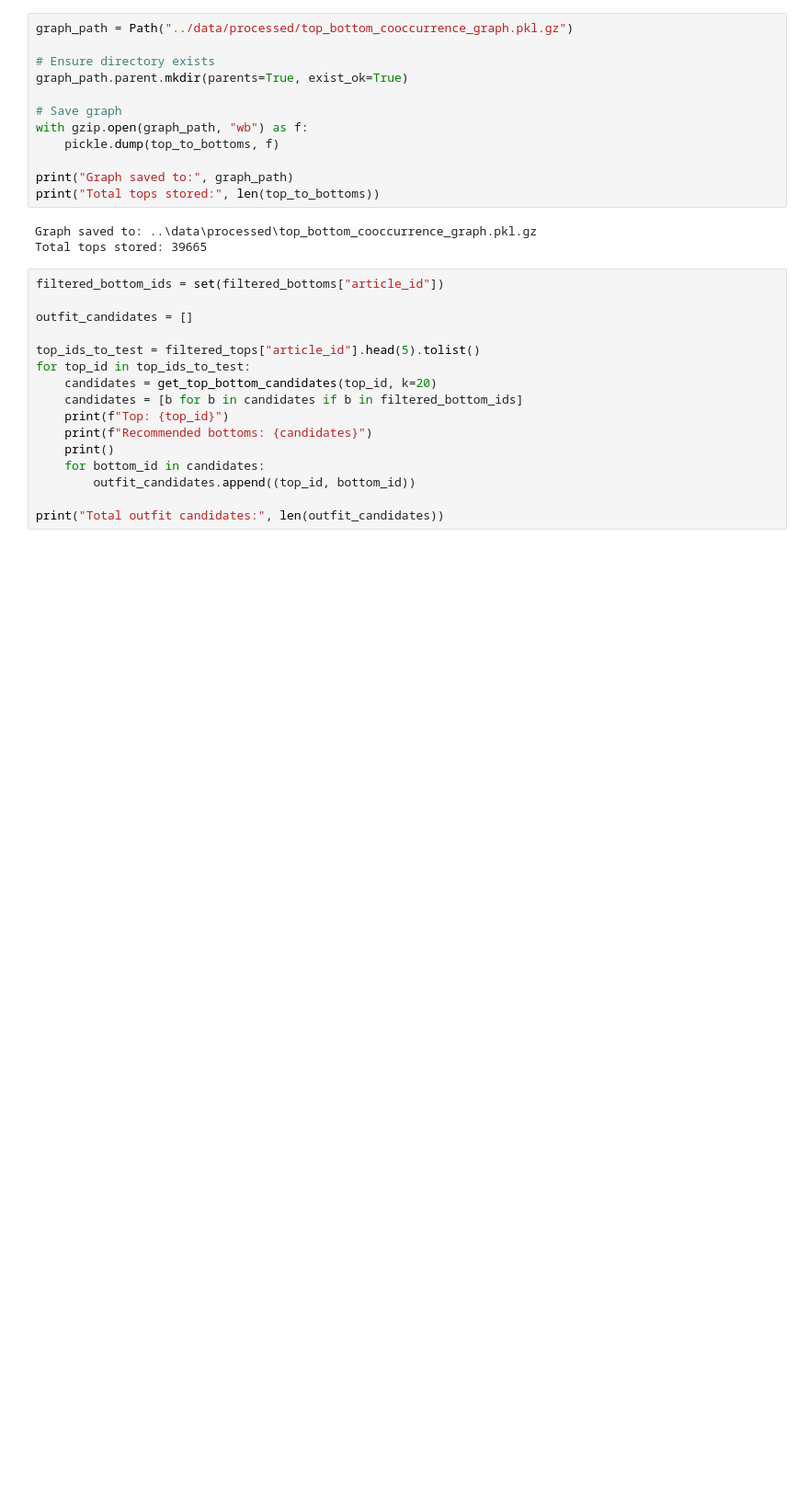
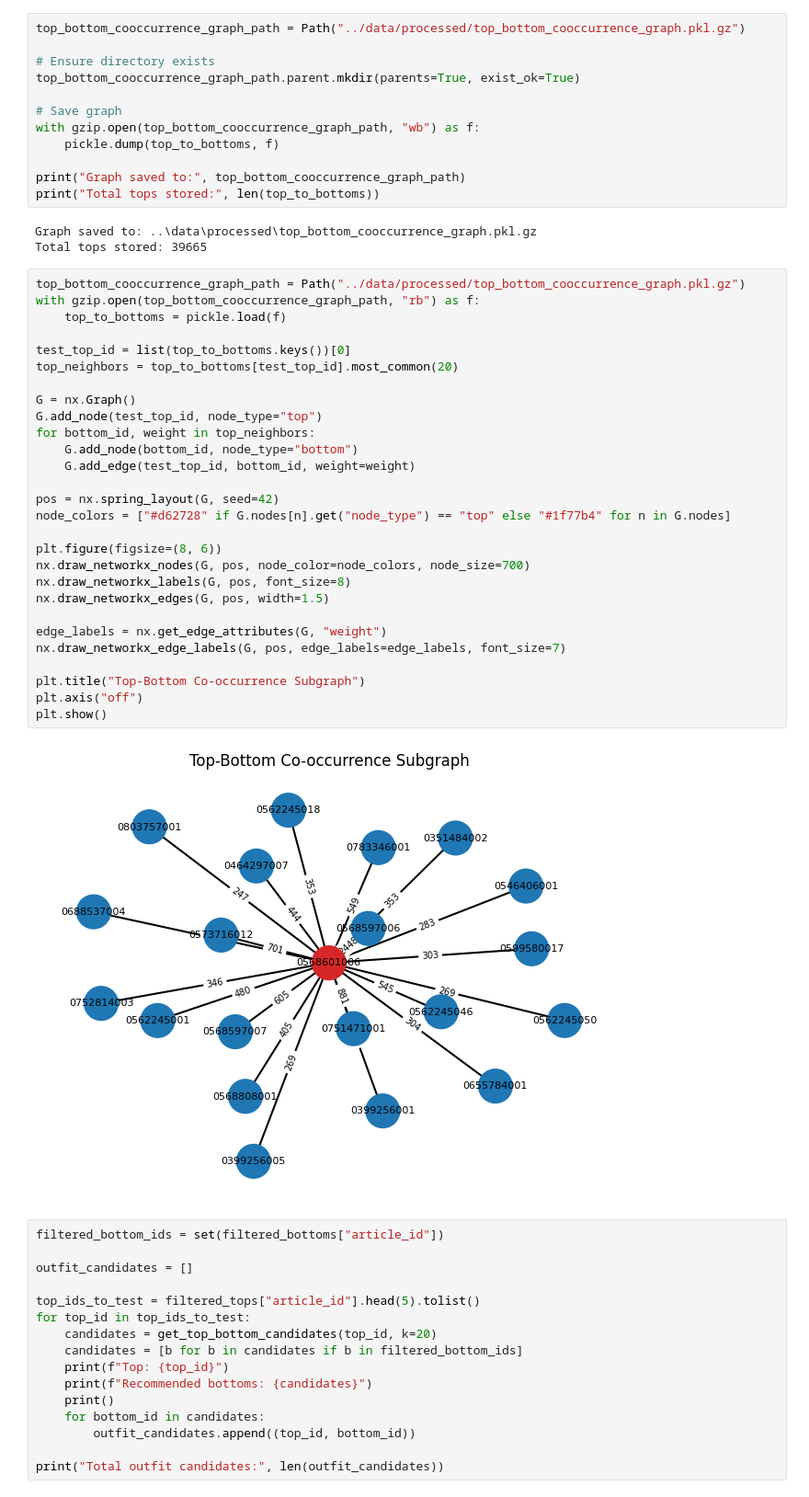
Before and after one commit to victorjongsoon/fashion-recommender, a Jupyter notebook: scripts/h_and_m_analysis.ipynb, the cells around one changed output. Shown at 92% size. Saved outputs shown, nothing was run; the diff lists cells and outputs as text; blank space fills up the shorter version.

Commit message:
build and test graph

```diff
--- a/scripts/h_and_m_analysis.ipynb
+++ b/scripts/h_and_m_analysis.ipynb
@@ -219,20 +222,50 @@ print("avg bottoms per top:", round(avg_neighbors, 2))
 tops with >=10 bottoms: 37074
 avg bottoms per top: 854.76
 # %%
-graph_path = Path("../data/processed/top_bottom_cooccurrence_graph.pkl.gz")
+top_bottom_cooccurrence_graph_path = Path("../data/processed/top_bottom_cooccurrence_graph.pkl.gz")
 
 # Ensure directory exists
-graph_path.parent.mkdir(parents=True, exist_ok=True)
+top_bottom_cooccurrence_graph_path.parent.mkdir(parents=True, exist_ok=True)
 
 # Save graph
-with gzip.open(graph_path, "wb") as f:
+with gzip.open(top_bottom_cooccurrence_graph_path, "wb") as f:
     pickle.dump(top_to_bottoms, f)
 
-print("Graph saved to:", graph_path)
+print("Graph saved to:", top_bottom_cooccurrence_graph_path)
 print("Total tops stored:", len(top_to_bottoms))
 # %% [output]
 Graph saved to: ..\data\processed\top_bottom_cooccurrence_graph.pkl.gz
 Total tops stored: 39665
+# %%
+top_bottom_cooccurrence_graph_path = Path("../data/processed/top_bottom_cooccurrence_graph.pkl.gz")
+with gzip.open(top_bottom_cooccurrence_graph_path, "rb") as f:
+    top_to_bottoms = pickle.load(f)
+
+test_top_id = list(top_to_bottoms.keys())[0]
+top_neighbors = top_to_bottoms[test_top_id].most_common(20)
+
+G = nx.Graph()
+G.add_node(test_top_id, node_type="top")
+for bottom_id, weight in top_neighbors:
+    G.add_node(bottom_id, node_type="bottom")
+    G.add_edge(test_top_id, bottom_id, weight=weight)
+
+pos = nx.spring_layout(G, seed=42)
+node_colors = ["#d62728" if G.nodes[n].get("node_type") == "top" else "#1f77b4" for n in G.nodes]
+
+plt.figure(figsize=(8, 6))
+nx.draw_networkx_nodes(G, pos, node_color=node_colors, node_size=700)
+nx.draw_networkx_labels(G, pos, font_size=8)
+nx.draw_networkx_edges(G, pos, width=1.5)
+
+edge_labels = nx.get_edge_attributes(G, "weight")
+nx.draw_networkx_edge_labels(G, pos, edge_labels=edge_labels, font_size=7)
+
+plt.title("Top-Bottom Co-occurrence Subgraph")
+plt.axis("off")
+plt.show()
+# %% [output]
+[figure, added]
 # %%
 filtered_bottom_ids = set(filtered_bottoms["article_id"])
 
```
Also changed, not shown: parts of 3 cells of this notebook.
